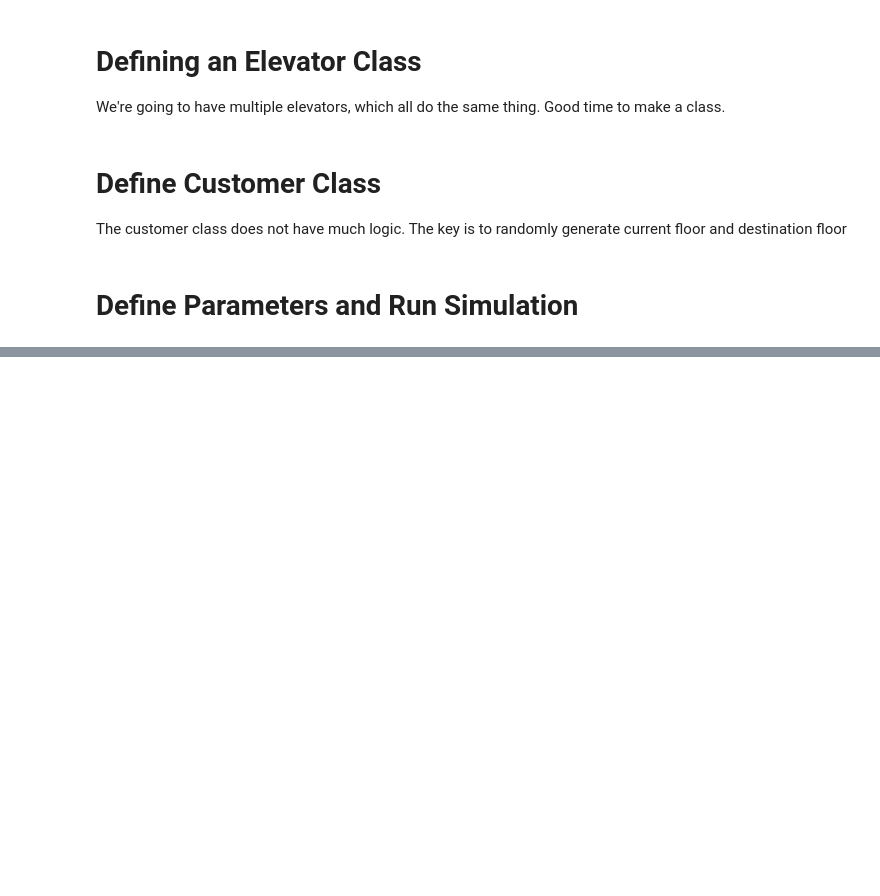
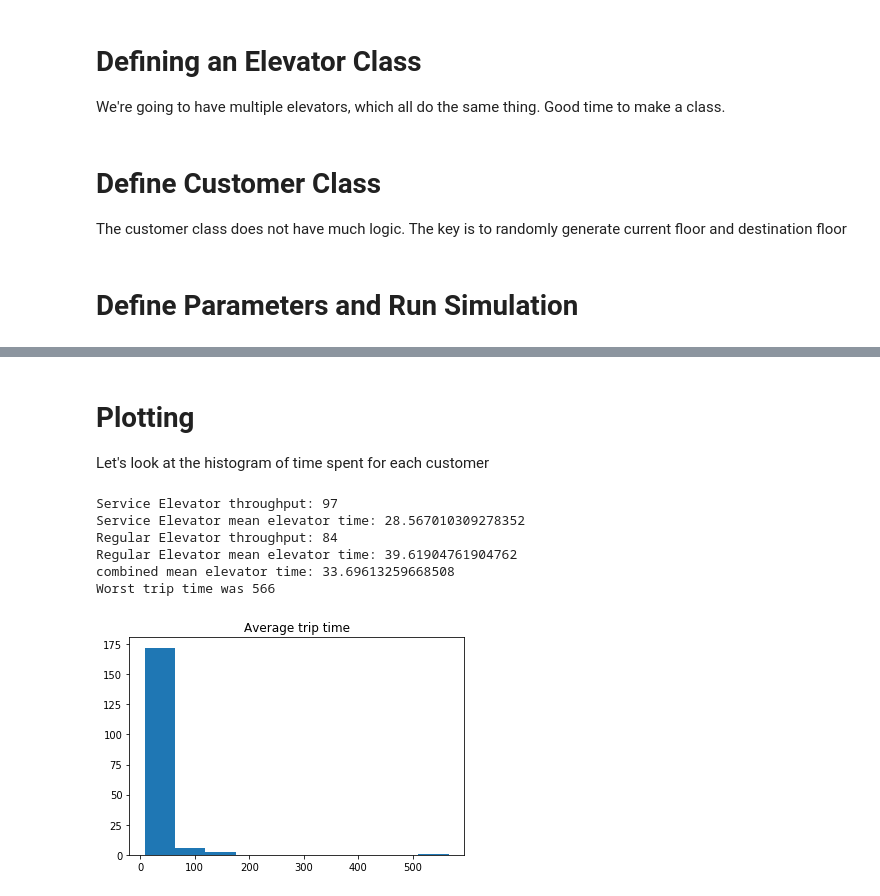
Before and after one commit to jschless/elevatorsim, a Jupyter notebook: ElevatorSim.ipynb, the cells around one changed output, grey strips where cells are left out. Drawn from its saved outputs; the diff is of its cells as text; code cells hidden in the pictures; blank space fills up the shorter version.

```diff
--- a/ElevatorSim.ipynb
+++ b/ElevatorSim.ipynb
@@ -277,0 +206,6 @@ e1.to_pick_up
+# %%
+def press_both(temp, e1, e2):
+    e1.new_customer(temp)
+    e2.new_customer(temp)
+
+press_both_sim = simulation(button_press_func=press_both, debug=True)
@@ -277,0 +230,24 @@ e1.to_pick_up
+# %% [markdown]
+# Plotting
+Let's look at the histogram of time spent for each customer
+# %%
+def display_results(e1, e2):
+    combined_times = e1.average_times + e2.average_times
+    for e in [e1,e2]:
+        print(f'{e.name} throughput: {e.throughput}')
+        print(f'{e.name} mean elevator time: {np.mean(e.average_times)}')
+    fig = plt
+    fig.title('Average trip time')
+    fig.hist(combined_times)
+    print(f'combined mean elevator time: {np.mean(combined_times)}')
+    print(f'Worst trip time was {max(combined_times)}')
+# %%
+display_results(*press_both)
+# %% [output]
+Service Elevator throughput: 97
+Service Elevator mean elevator time: 28.567010309278352
+Regular Elevator throughput: 84
+Regular Elevator mean elevator time: 39.61904761904762
+combined mean elevator time: 33.69613259668508
+Worst trip time was 566
+[figure, added]
```
Also changed, not shown: parts of 20 cells of this notebook.
